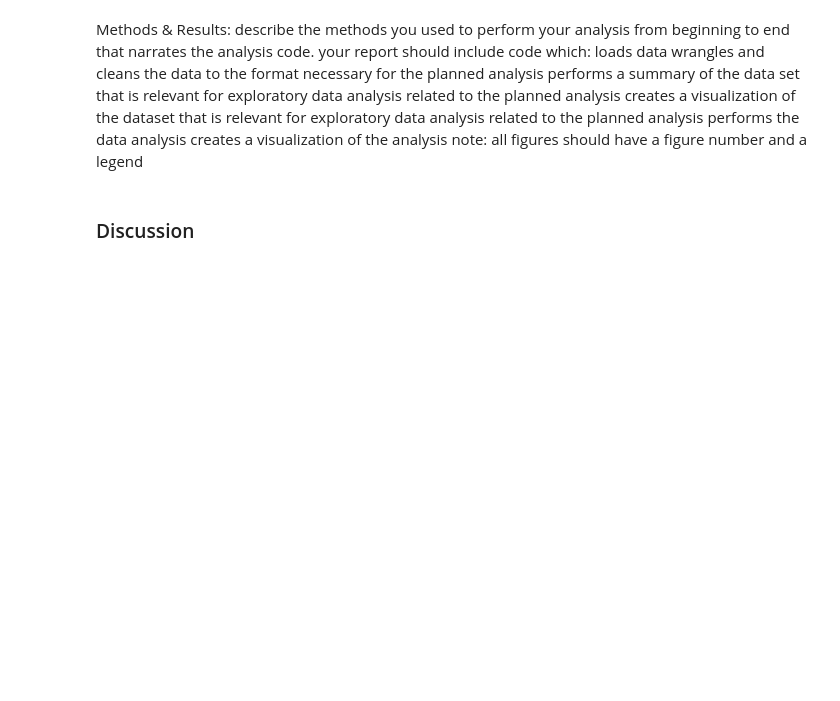
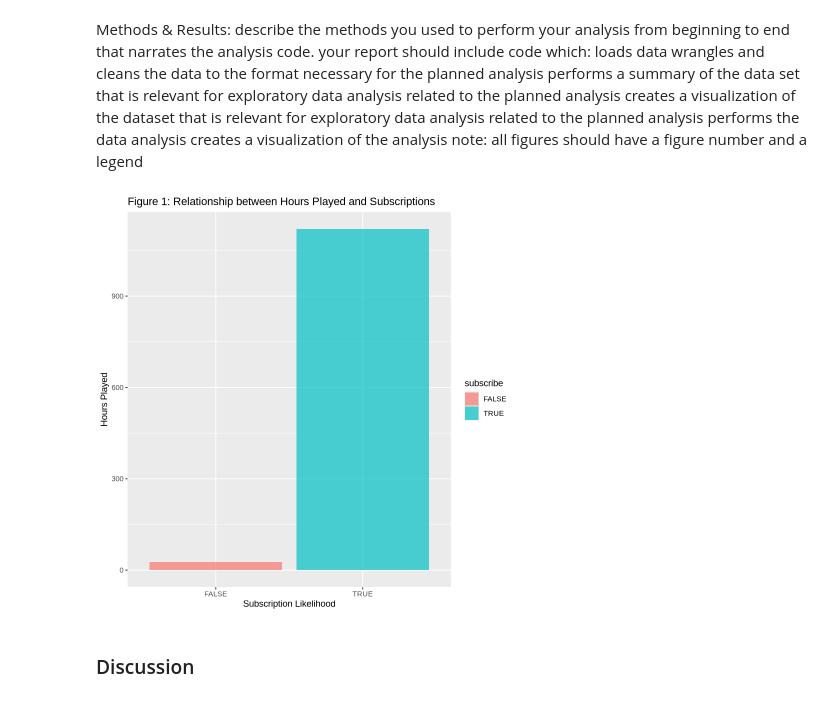
Before and after one commit to dilnadavi/DSCI100Project, a Jupyter notebook: final project.ipynb, the cells around one changed output. Cells and saved outputs as stored; diff of their text form; code cells hidden in the pictures; blank space fills up the shorter version.

Commit message:
data analysis and visualization plot

```diff
--- a/final project.ipynb
+++ b/final project.ipynb
@@ -6,0 +14,6 @@ Introduction: provide some relevant background information on the topic so that
+# %%
+#read data
+player_data <-read_csv("https://raw.githubusercontent.com/dilnadavi/DSCI100Project/refs/heads/main/data/players.csv")
+
+#showing end observations of data in the notebook
+tail(player_data)
@@ -17,6 +68,18 @@ creates a visualization of the dataset that is relevant for exploratory data ana
 performs the data analysis
 creates a visualization of the analysis
 note: all figures should have a figure number and a legend
+# %%
+# Scatter plot of hours played vs subscriptions with gender as a color
+ggplot(player_data, aes(x = subscribe, y = played_hours, fill=subscribe )) +
+  geom_bar(stat="identity", alpha = 0.7) +
+  labs(
+    title = "Figure 1: Relationship between Hours Played and Subscriptions",
+    x = "Subscription Likelihood",
+    y = "Hours Played",
+    color = "Gender"
+  )
+# %% [output]
+[figure, added]
 # %% [markdown]
 ### Discussion
 # %% [markdown]
```
Also changed, not shown: parts of 5 cells of this notebook.
